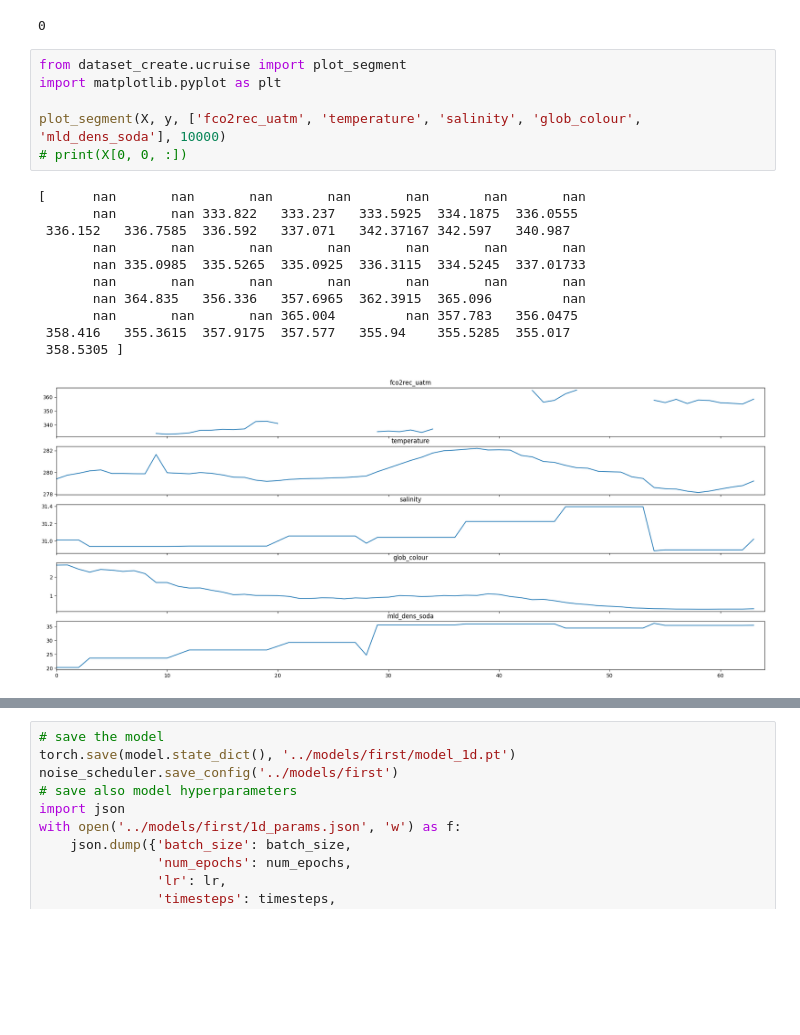
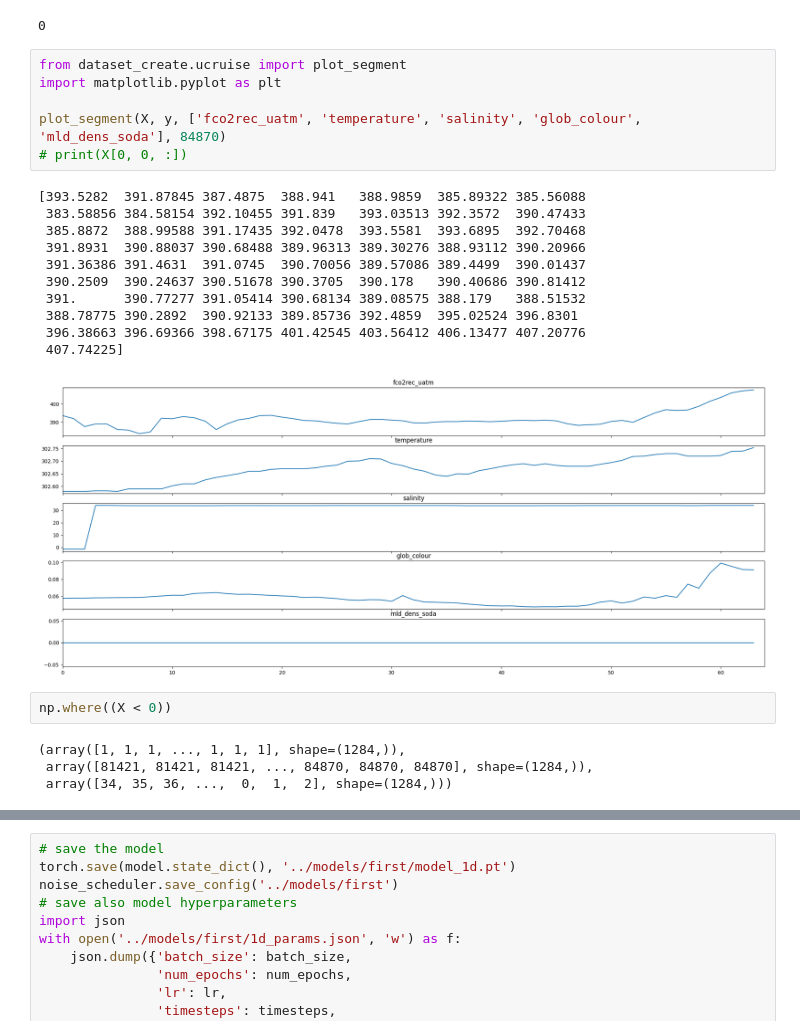
Before and after one commit to ebrusoni/fco2diffusion, a Jupyter notebook: training/train1d.ipynb, the cells around one changed output, grey strips where cells are left out. Cells and saved outputs as stored; diff of their text form; blank space fills up the shorter version.

```diff
--- a/training/train1d.ipynb
+++ b/training/train1d.ipynb
@@ -46,21 +46,27 @@ print(np.apply_along_axis(lambda x: np.isnan(x).all(), 1, y).sum())
 # %%
 from dataset_create.ucruise import plot_segment
 import matplotlib.pyplot as plt
 
-plot_segment(X, y, ['fco2rec_uatm', 'temperature', 'salinity', 'glob_colour', 'mld_dens_soda'], 10000)
+plot_segment(X, y, ['fco2rec_uatm', 'temperature', 'salinity', 'glob_colour', 'mld_dens_soda'], 84870)
 # print(X[0, 0, :])
 # %% [output]
-[      nan       nan       nan       nan       nan       nan       nan
-       nan       nan 333.822   333.237   333.5925  334.1875  336.0555
- 336.152   336.7585  336.592   337.071   342.37167 342.597   340.987
-       nan       nan       nan       nan       nan       nan       nan
-       nan 335.0985  335.5265  335.0925  336.3115  334.5245  337.01733
-       nan       nan       nan       nan       nan       nan       nan
-       nan 364.835   356.336   357.6965  362.3915  365.096         nan
-       nan       nan       nan 365.004         nan 357.783   356.0475
- 358.416   355.3615  357.9175  357.577   355.94    355.5285  355.017
- 358.5305 ]
+[393.5282  391.87845 387.4875  388.941   388.9859  385.89322 385.56088
+ 383.58856 384.58154 392.10455 391.839   393.03513 392.3572  390.47433
+ 385.8872  388.99588 391.17435 392.0478  393.5581  393.6895  392.70468
+ 391.8931  390.88037 390.68488 389.96313 389.30276 388.93112 390.20966
+ 391.36386 391.4631  391.0745  390.70056 389.57086 389.4499  390.01437
+ 390.2509  390.24637 390.51678 390.3705  390.178   390.40686 390.81412
+ 391.      390.77277 391.05414 390.68134 389.08575 388.179   388.51532
+ 388.78775 390.2892  390.92133 389.85736 392.4859  395.02524 396.8301
+ 396.38663 396.69366 398.67175 401.42545 403.56412 406.13477 407.20776
+ 407.74225]
-[figure, old version]
+[figure, new version]
+# %%
+np.where((X < 0))
+# %% [output]
+(array([1, 1, 1, ..., 1, 1, 1], shape=(1284,)),
+ array([81421, 81421, 81421, ..., 84870, 84870, 84870], shape=(1284,)),
+ array([34, 35, 36, ...,  0,  1,  2], shape=(1284,)))
 # %%
 import torch
 import torch.nn as nn
```
Also changed, not shown: parts of 6 cells of this notebook, 22 other files.
